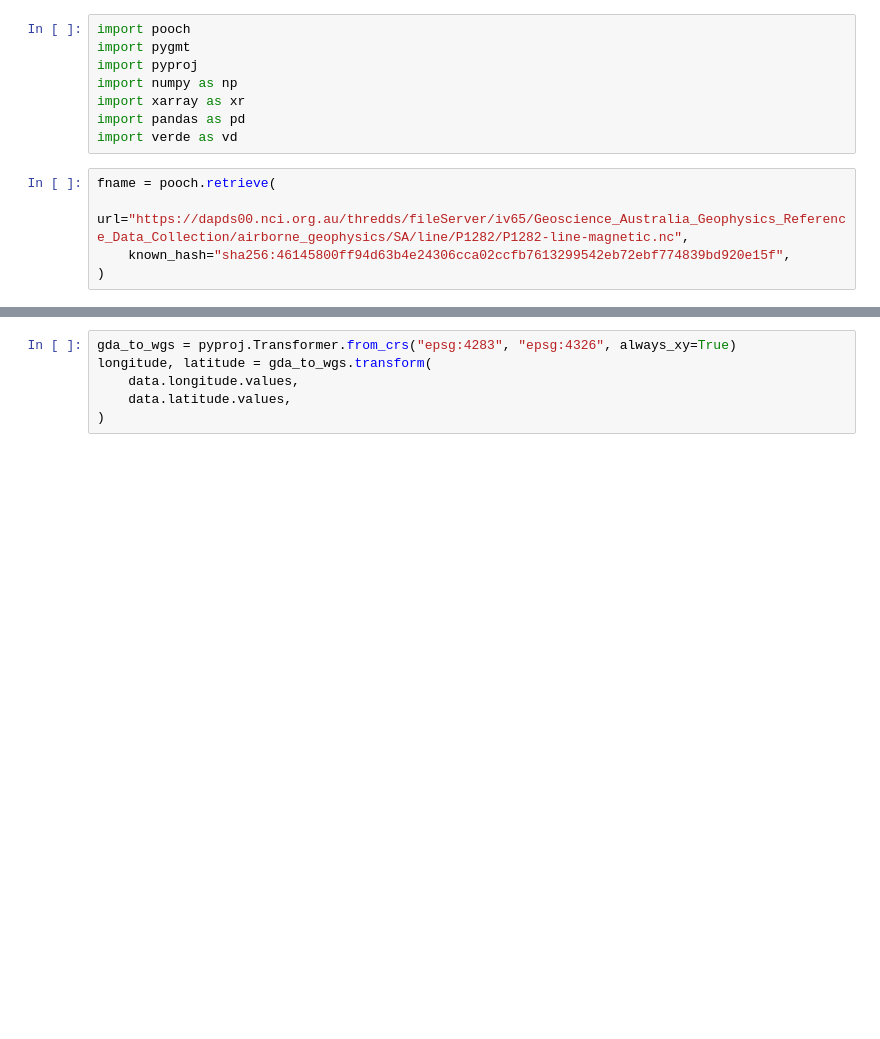
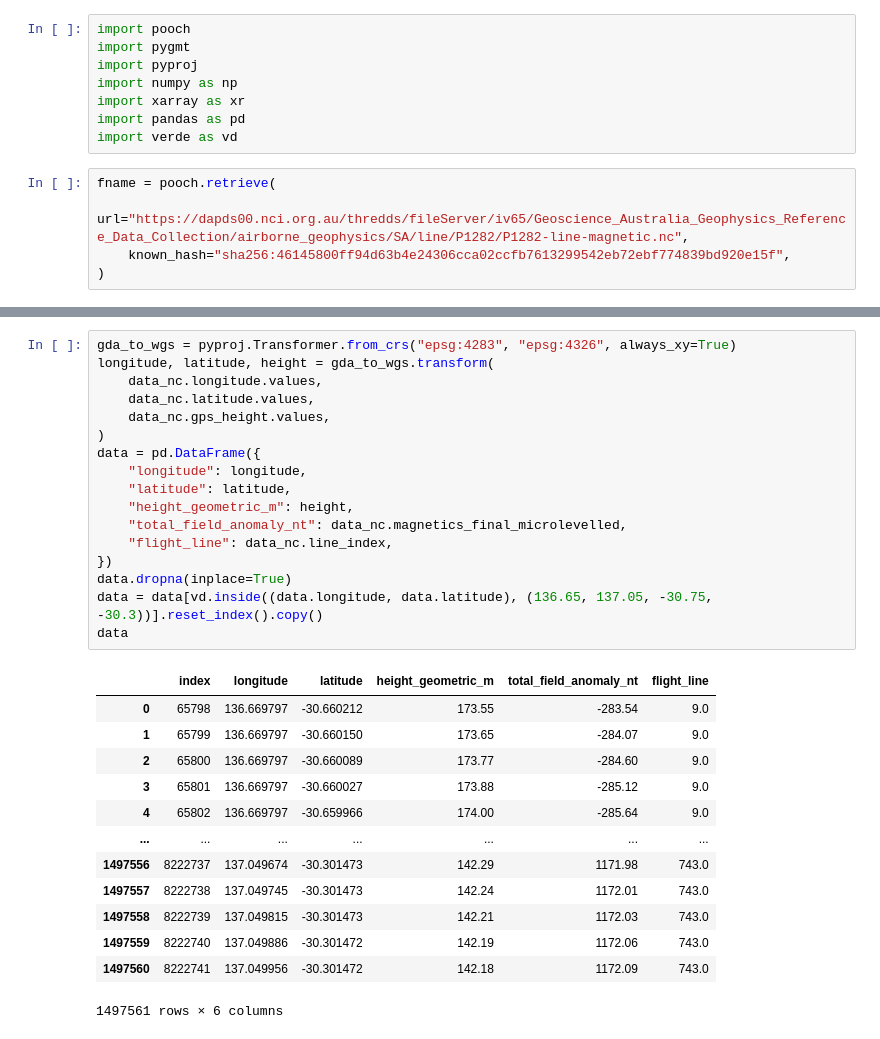
Before and after one commit to fatiando/data, a Jupyter notebook: grawler-craton-magnetic/prepare.ipynb, the cells around one changed output, grey strips where cells are left out. Cells and saved outputs as stored; diff of their text form; blank space fills up the shorter version.

```diff
--- a/grawler-craton-magnetic/prepare.ipynb
+++ b/grawler-craton-magnetic/prepare.ipynb
@@ -34,10 +34,35 @@ Data variables: (12/17)
     metadata_link:            http://pid.geoscience.gov.au/dataset/ga/143517
     keywords:                 Australia, Earth sciences, GADDS2.0, SA, airbor...
     licence:                  CC BY 3.0 (C) Department for Energy and Mining,...
-# %%
-gda_to_wgs = pyproj.Transformer.from_crs("epsg:4283", "epsg:4326", always_xy=True)
-longitude, latitude = gda_to_wgs.transform(
-    data.longitude.values,
-    data.latitude.values,
-)
+# %%
+gda_to_wgs = pyproj.Transformer.from_crs("epsg:4283", "epsg:4326", always_xy=True)
+longitude, latitude, height = gda_to_wgs.transform(
+    data_nc.longitude.values,
+    data_nc.latitude.values,
+    data_nc.gps_height.values,
+)
+data = pd.DataFrame({
+    "longitude": longitude,
+    "latitude": latitude,
+    "height_geometric_m": height,
+    "total_field_anomaly_nt": data_nc.magnetics_final_microlevelled,
+    "flight_line": data_nc.line_index,
+})
+data.dropna(inplace=True)
+data = data[vd.inside((data.longitude, data.latitude), (136.65, 137.05, -30.75, -30.3))].reset_index().copy()
+data
+# %% [output]
+|  | index | longitude | latitude | height_geometric_m | total_field_anomaly_nt | flight_line |
+| 0 | 65798 | 136.669797 | -30.660212 | 173.55 | -283.54 | 9.0 |
+| 1 | 65799 | 136.669797 | -30.660150 | 173.65 | -284.07 | 9.0 |
+| 2 | 65800 | 136.669797 | -30.660089 | 173.77 | -284.60 | 9.0 |
+| 3 | 65801 | 136.669797 | -30.660027 | 173.88 | -285.12 | 9.0 |
+| 4 | 65802 | 136.669797 | -30.659966 | 174.00 | -285.64 | 9.0 |
+| ... | ... | ... | ... | ... | ... | ... |
+| 1497556 | 8222737 | 137.049674 | -30.301473 | 142.29 | 1171.98 | 743.0 |
+| 1497557 | 8222738 | 137.049745 | -30.301473 | 142.24 | 1172.01 | 743.0 |
+| 1497558 | 8222739 | 137.049815 | -30.301473 | 142.21 | 1172.03 | 743.0 |
+| 1497559 | 8222740 | 137.049886 | -30.301472 | 142.19 | 1172.06 | 743.0 |
+| 1497560 | 8222741 | 137.049956 | -30.301472 | 142.18 | 1172.09 | 743.0 |
+1497561 rows × 6 columns
 # %%
```
Also changed, not shown: parts of 3 cells of this notebook.
